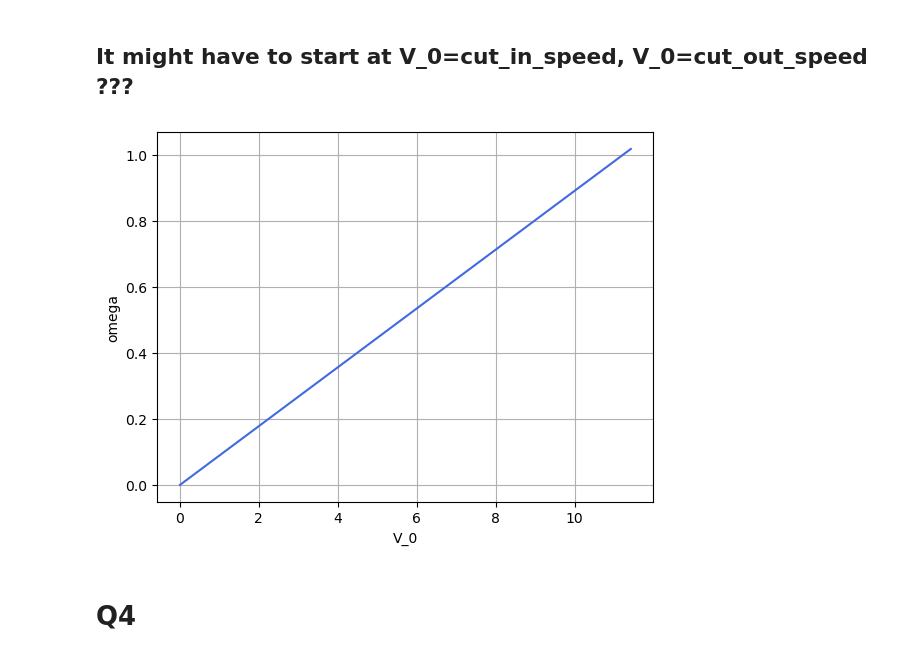
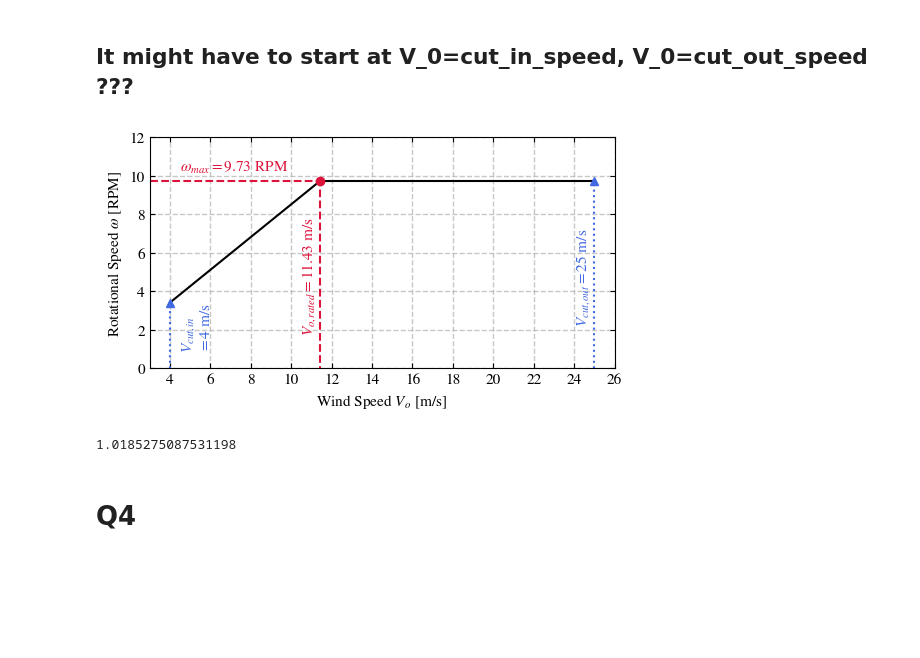
Before and after one commit to SpyrosAcheimastos/WTTA_BEM, a Jupyter notebook: jupyter_Spyros.ipynb, the cells around one changed output. Saved outputs shown, nothing was run; the diff lists cells and outputs as text; code cells hidden in the pictures; blank space fills up the shorter version.

```diff
--- a/jupyter_Spyros.ipynb
+++ b/jupyter_Spyros.ipynb
@@ -158,14 +284,49 @@ V_0_rated = 11.42636427508689
 # %% [markdown]
 ## It might have to start at V_0=cut_in_speed, V_0=cut_out_speed ???
-# %%
-V_0_arr= np.linspace(0,V_0_rated,100)
-omega_arr = lamda_for_C_P_max*V_0_arr/R
-plt.plot(V_0_arr, omega_arr, color = 'royalblue')
-plt.xlabel('V_0')
-plt.ylabel('omega')
-plt.grid()
-# %% [output]
-[figure, removed]
+# %%
+plt.style.use("stylesheet_Q3.mplstyle")
+
+V_0_arr= np.linspace(4,V_0_rated,100)
+omega_arr = lamda_for_C_P_max*V_0_arr/R *60/(2*np.pi)
+
+# For values greater than 25
+x_values = [V_0_rated, 25]
+y_values = [omega_max*60/(2*np.pi), omega_max*60/(2*np.pi)]
+
+fig, ax = plt.subplots(1, 1)
+ax.plot(V_0_arr, omega_arr, c='black')
+ax.plot(x_values, y_values, c='black')
+
+# Rated point lines
+ax.plot([0, V_0_rated], y_values, '--', c='crimson')
+ax.plot([V_0_rated, V_0_rated], [-2, omega_arr[-1]], 'o--', c='crimson')
+ax.text(V_0_rated-1, 2, '$V_{o,rated} = 11.43$ m/s', c='crimson', rotation=90)
+ax.text(4.5, omega_arr[-1]+0.5, '$\omega_{max} = 9.73$ RPM', c='crimson', rotation=0)
+
+# Cut-in and Cut-out
+ax.plot([4, 4], [-2, omega_arr[0]], '^:', c='royalblue')
+ax.plot([25, 25], [-2, omega_arr[-1]], '^:', c='royalblue')
+ax.text(4.5, 1, '$V_{cut,in}$\n$=4$ m/s', c='royalblue', rotation=90)
+ax.text(24, 2.5, '$V_{cut,out}=25$ m/s', c='royalblue', rotation=90)
+
+plt.xlabel('Wind Speed $V_o$ [m/s] ')
+plt.ylabel('Rotational Speed $\omega$ [RPM]')
+plt.tick_params(axis='both',bottom=True, top=True, left=True, right=True, direction='in', which='major')
+plt.grid(linestyle='--', linewidth=1, alpha=0.7)
+# plt.locator_params(axis='x', nbins=7)
+# plt.locator_params(axis='y', nbins=5)
+plt.xlim(3, 26)
+plt.ylim(3, 11)
+plt.xticks(np.arange(4, 27, 2))
+plt.yticks([0, 2, 4, 6, 8, 10, 12])
+plt.show()
+fig.savefig('plots/Q3' + '.pdf', dpi=300, bbox_inches='tight')
+# %% [output]
+[figure, added]
+# %%
+omega_max
+# %% [output]
+1.0185275087531198
 # %% [markdown]
 # Q4
 # %%
```
Also changed, not shown: parts of 30 cells of this notebook, 2 other files.
